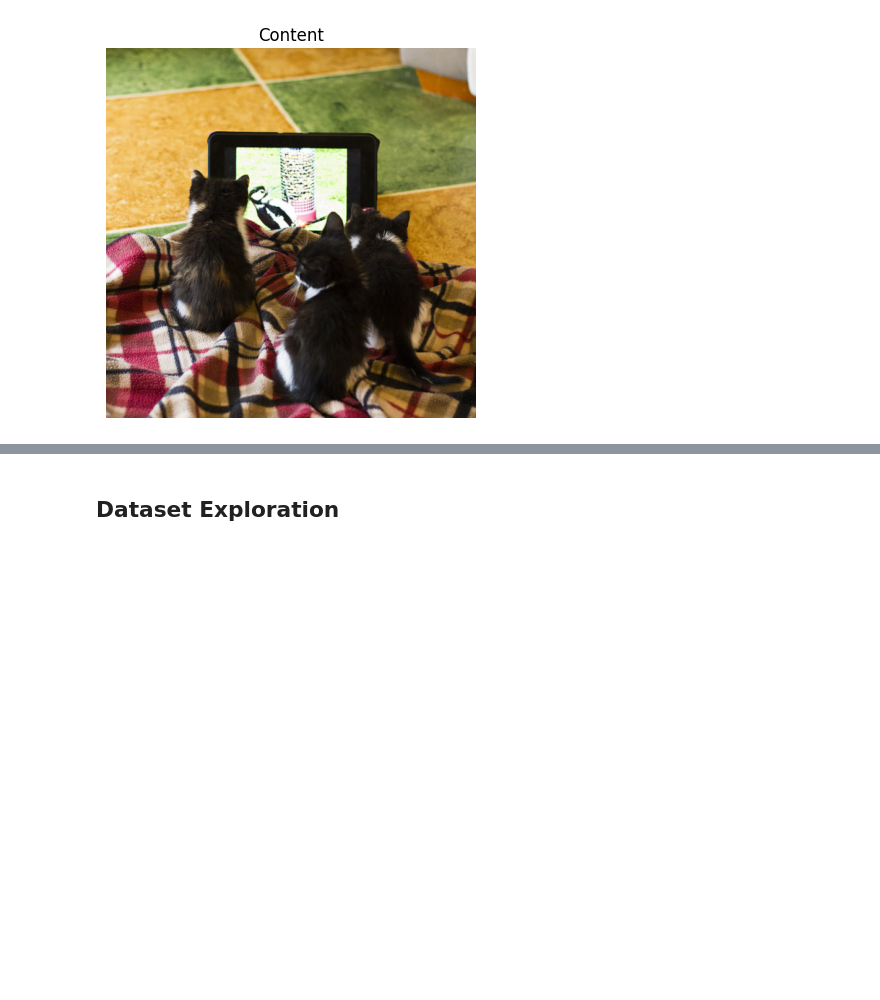
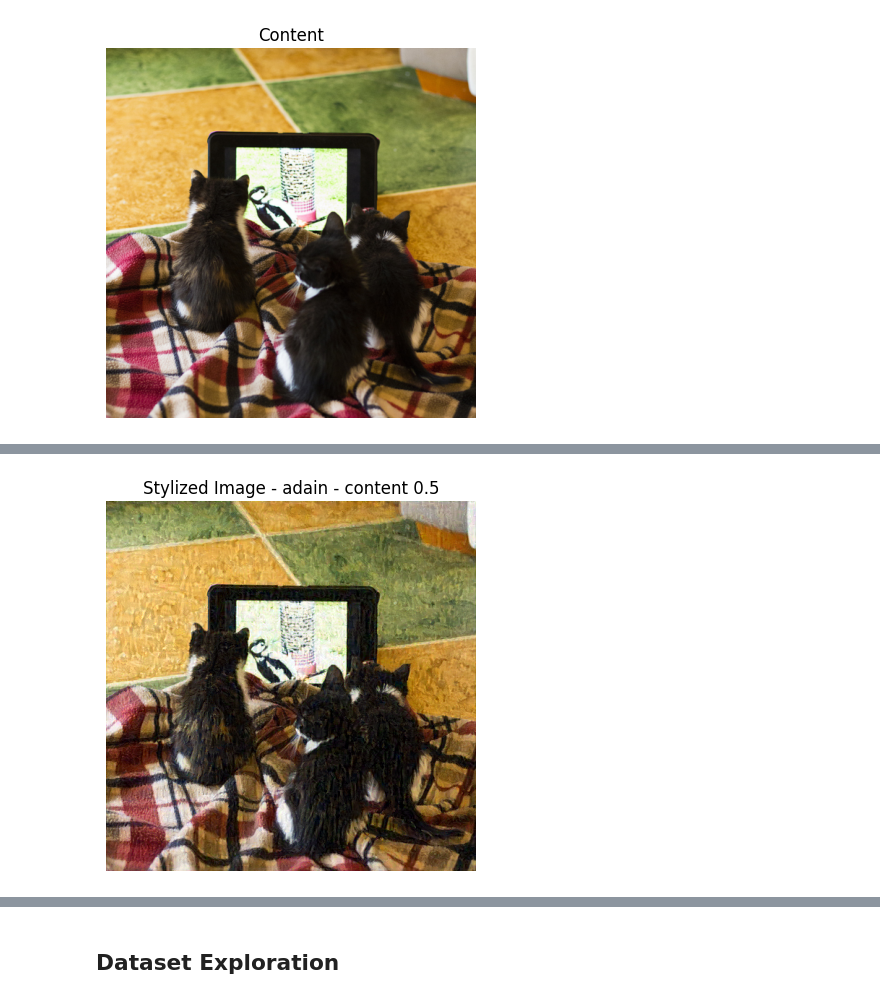
Before and after one commit to krymbeaulieu/cmpe258-group3-style-transfer, a Jupyter notebook: krystle_scratch.ipynb, the cells around one changed output, grey strips where cells are left out. Cells and saved outputs as stored; diff of their text form; code cells hidden in the pictures; blank space fills up the shorter version.

```diff
--- a/krystle_scratch.ipynb
+++ b/krystle_scratch.ipynb
@@ -177,0 +75,13 @@ dfl.imshow(output, "Stylized Image")
+# %%
+vgg = vgg19(weights='VGG19_Weights.IMAGENET1K_V1').features.to(device).eval()
+# Extract intermediate layers for content & style
+content_layers = ['conv4_2']
+style_layers = ['conv1_1', 'conv2_1', 'conv3_1', 'conv4_1', 'conv5_1']
+loss_method = "adain"
+stop_threshold = 0
+style_weight = 10
+steps = 500
+content_weight = .5
+output = train.style_transfer(content, style, vgg, content_weight=content_weight, steps=steps, style_weight=style_weight, stop_threshold=stop_threshold,layers=style_layers,loss_method=loss_method)
+dfl.imshow(output, f"Stylized Image - {loss_method} - content {content_weight}")
+# %% [output]
@@ -177,0 +94 @@ dfl.imshow(output, "Stylized Image")
+[figure, added]
```
Also changed, not shown: parts of 15 cells of this notebook, 1 other file.
